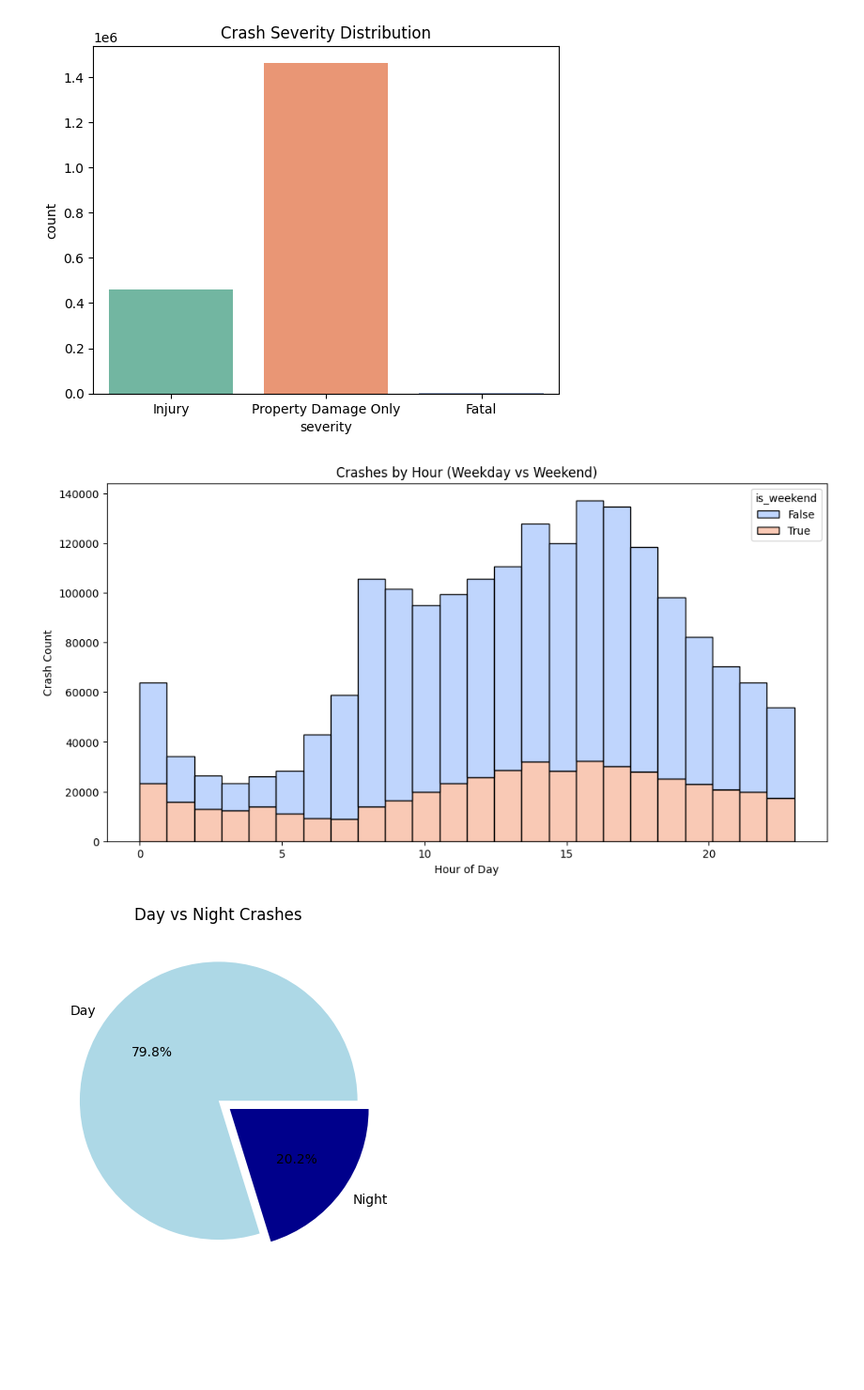
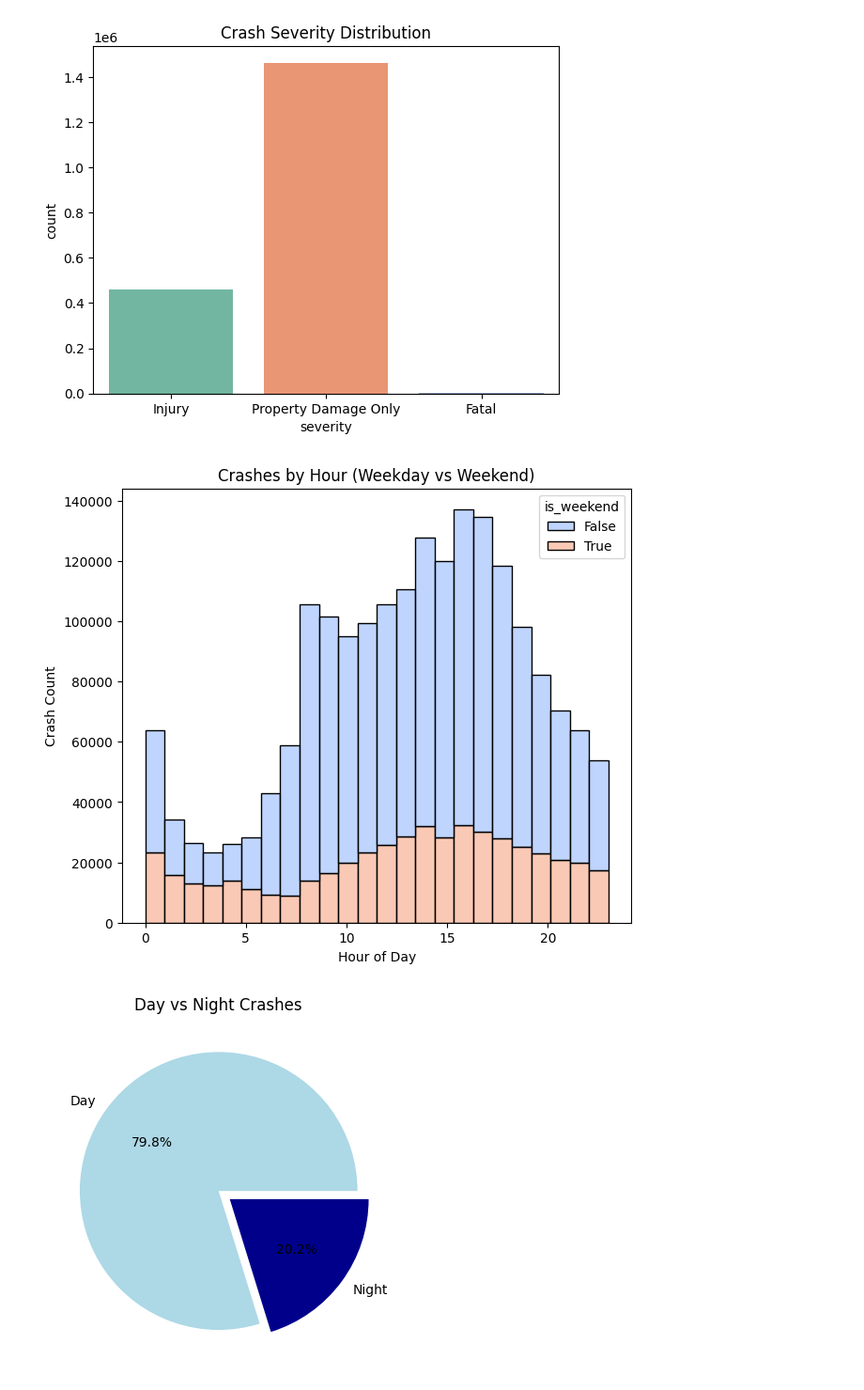
Before and after one commit to Henil-08/Motor-Vehicle-Collisions, a Jupyter notebook: 02_EDA.ipynb, the cells around one changed output. Shown at 94% size. Drawn from its saved outputs; the diff is of its cells as text; code cells hidden in the pictures; blank space fills up the shorter version.

```diff
--- a/02_EDA.ipynb
+++ b/02_EDA.ipynb
@@ -56,14 +56,14 @@ Passing `palette` without assigning `hue` is deprecated and will be removed in v
   sns.countplot(data=data, x='severity', palette='Set2')
 [figure]
 # %%
-plt.figure(figsize=(12,6))
+plt.figure(figsize=(7,6))
 sns.histplot(data=data, x='hour', hue='is_weekend', multiple='stack', palette='coolwarm', bins=24)
 plt.title("Crashes by Hour (Weekday vs Weekend)")
 plt.xlabel("Hour of Day")
 plt.ylabel("Crash Count")
 plt.show()
 # %% [output]
-[figure, old version]
+[figure, new version]
 # %%
 night_day_counts = data['is_night'].value_counts()
 night_day_counts.index = ['Day', 'Night']
```
Also changed, not shown: parts of 1 cell of this notebook, 5 other files.
